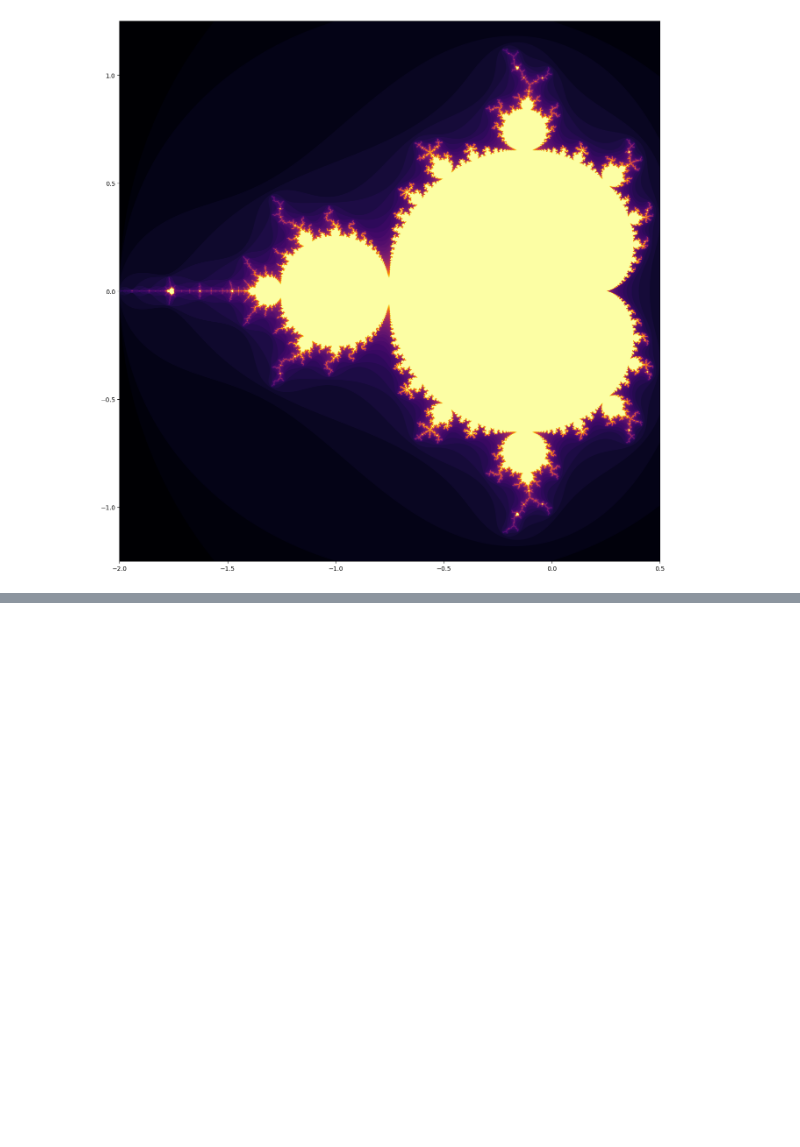
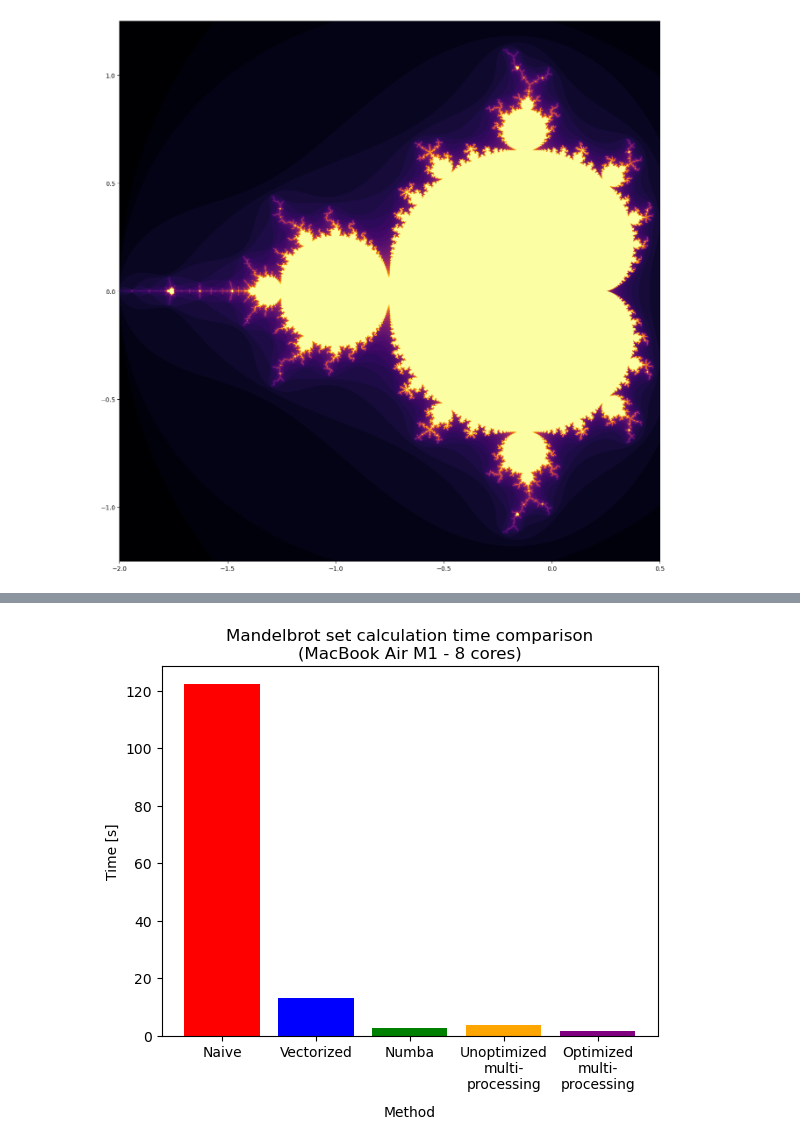
Before and after one commit to tallosim/aau-numerical-scientific-computing, a Jupyter notebook: mini-project/Stage_1.ipynb, the cells around one changed output, grey strips where cells are left out. Cells and saved outputs as stored; diff of their text form; code cells hidden in the pictures; blank space fills up the shorter version.

```diff
--- a/mini-project/Stage_1.ipynb
+++ b/mini-project/Stage_1.ipynb
@@ -109,5 +123,9 @@ im = np.linspace(Y_MIN, Y_MAX, Y_RES) * 1j
 c = re + im[:, np.newaxis]
 M = np.zeros((X_RES, Y_RES))
 
-%timeit mandelbrot_numba(c, M)
+time_start = time.time()
+mandelbrot_numba(c, M)
+time_delta_numba = time.time() - time_start
+
+print(f'Elapsed time: {time_delta_numba:.2f} s')
 # %% [output]
@@ -136,0 +292,17 @@ make_plot(M, cmap='inferno')
+# %%
+method_names = ['Naive', 'Vectorized', 'Numba', 'Unoptimized\nmulti-\nprocessing', 'Optimized\nmulti-\nprocessing']
+method_times = [time_delta_naive, time_delta_vectorized, time_delta_numba, time_delta_paralell, time_delta_paralell_optimal]
+
+fig = plt.figure()
+
+ax = fig.add_subplot()
+
+ax.bar(method_names, method_times, color=['red', 'blue', 'green', 'orange', 'purple'])
+
+plt.xlabel('Method', labelpad=10)
+plt.ylabel('Time [s]')
+plt.title('Mandelbrot set calculation time comparison\n(MacBook Air M1 - 8 cores)')
+
+plt.show()
+# %% [output]
+[figure, added]
```
Also changed, not shown: parts of 16 cells of this notebook, 3 other files.
